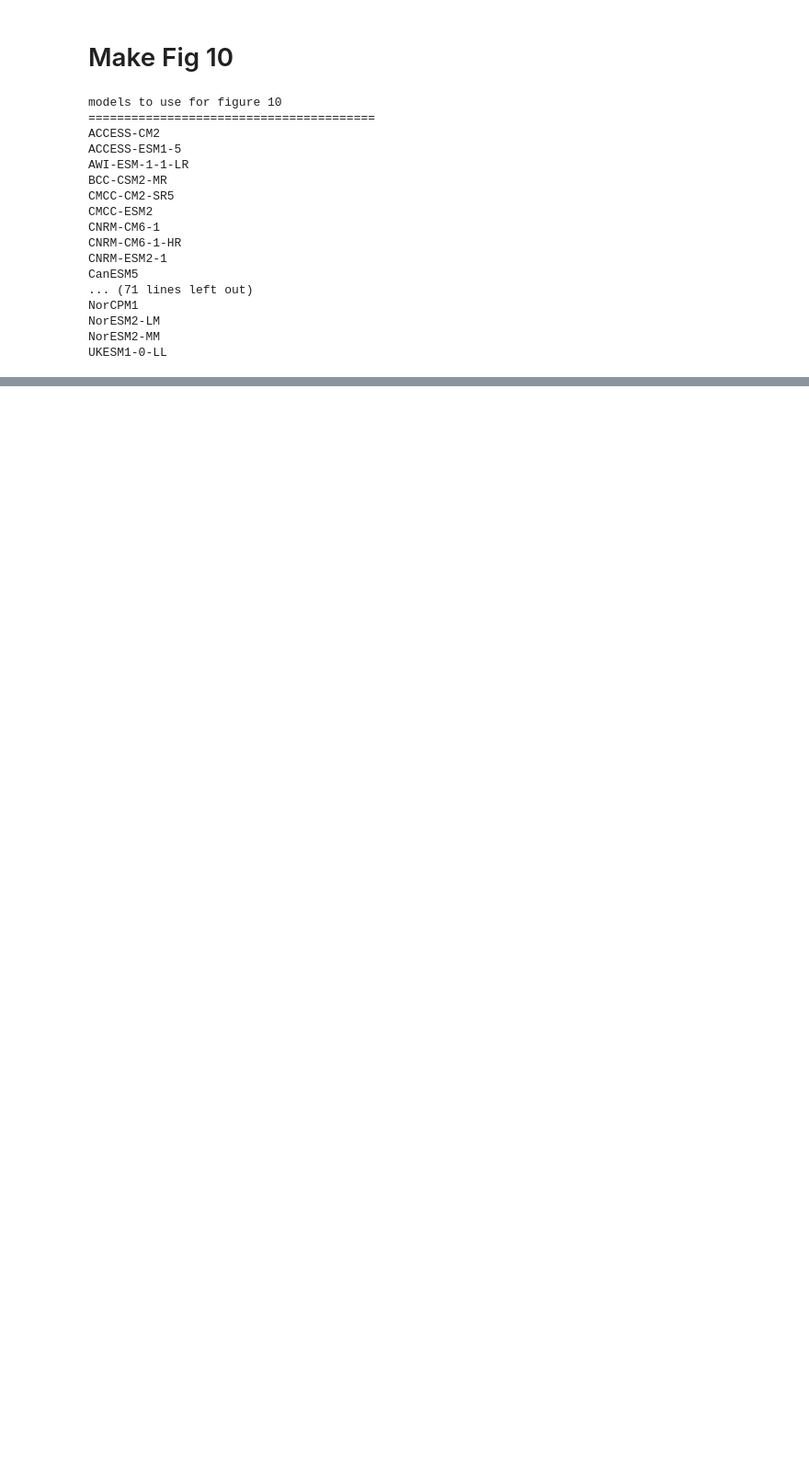
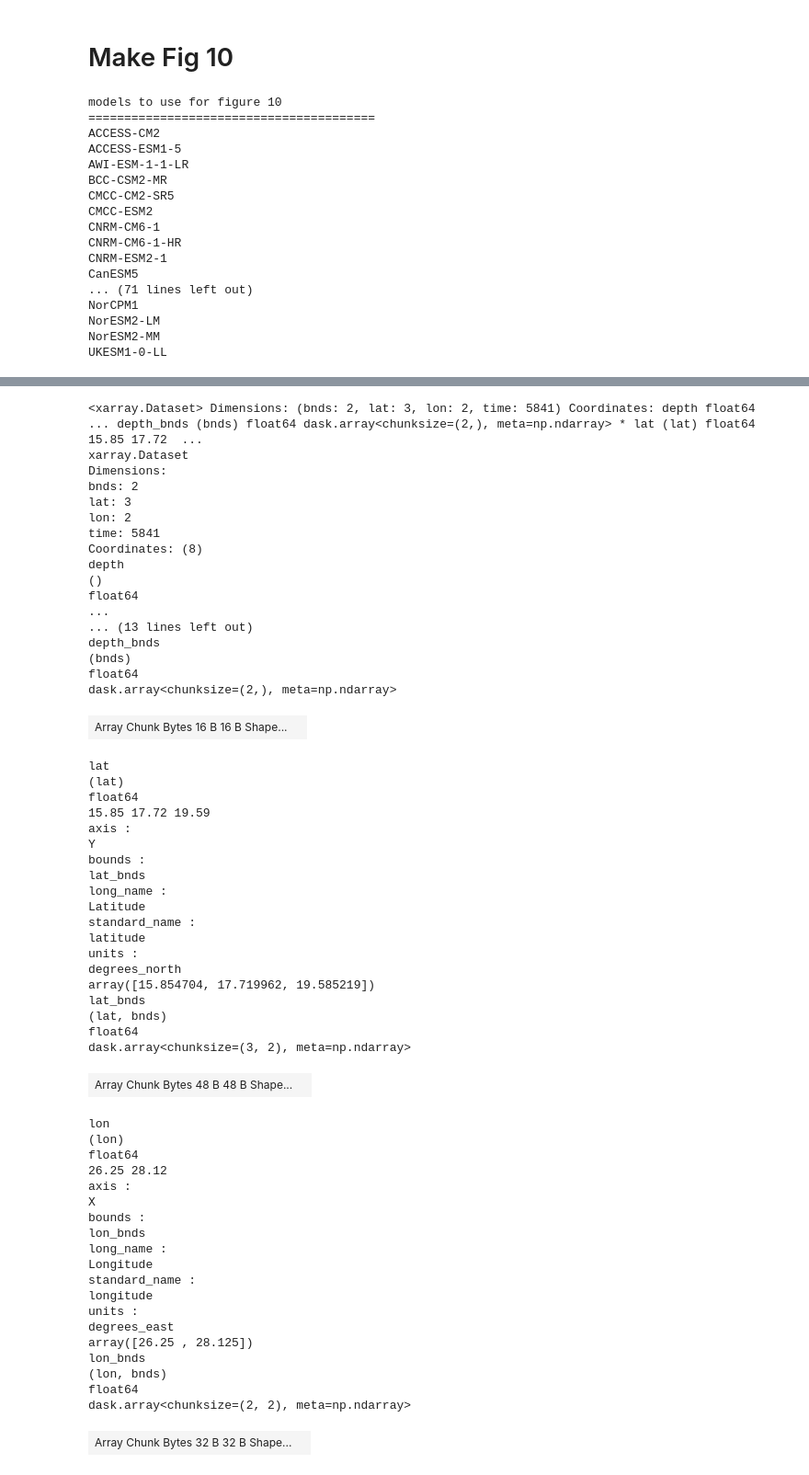
Before and after one commit to AndrewLoeppky/CMIP6_betts_intercomparison, a Jupyter notebook: make_fig_10.ipynb, the cells around one changed output, grey strips where cells are left out. Shown: that part at 92% size. Drawn from its saved outputs; the diff is of its cells as text; code cells hidden in the pictures; blank space fills up the shorter version.

```diff
--- a/make_fig_10.ipynb
+++ b/make_fig_10.ipynb
@@ -263,0 +343,62 @@ v20190323
+# %%
+day_interp = ds_day.interp(time=ds_3h["time"])
+day_interp
+# %% [output]
+<xarray.Dataset> Dimensions: (bnds: 2, lat: 3, lon: 2, time: 5841) Coordinates: depth float64 ... depth_bnds (bnds) float64 dask.array<chunksize=(2,), meta=np.ndarray> * lat (lat) float64 15.85 17.72  ...
+xarray.Dataset
+Dimensions:
+bnds: 2
+lat: 3
+lon: 2
+time: 5841
+Coordinates: (8)
+depth
+()
+float64
+...
+... (13 lines left out)
+depth_bnds
+(bnds)
+float64
+dask.array<chunksize=(2,), meta=np.ndarray>
+| Array Chunk Bytes 16 B 16 B Shape... |  |
+lat
+(lat)
+float64
+15.85 17.72 19.59
+axis :
+Y
+bounds :
+lat_bnds
+long_name :
+Latitude
+standard_name :
+latitude
+units :
+degrees_north
+array([15.854704, 17.719962, 19.585219])
+lat_bnds
+(lat, bnds)
+float64
+dask.array<chunksize=(3, 2), meta=np.ndarray>
+| Array Chunk Bytes 48 B 48 B Shape... |  |
+lon
+(lon)
+float64
+26.25 28.12
+axis :
+X
+bounds :
+lon_bnds
+long_name :
+Longitude
+standard_name :
+longitude
+units :
+degrees_east
+array([26.25 , 28.125])
+lon_bnds
+(lon, bnds)
+float64
+dask.array<chunksize=(2, 2), meta=np.ndarray>
+| Array Chunk Bytes 32 B 32 B Shape... |  |
```
Also changed, not shown: parts of 8 cells of this notebook, 2 other files.
